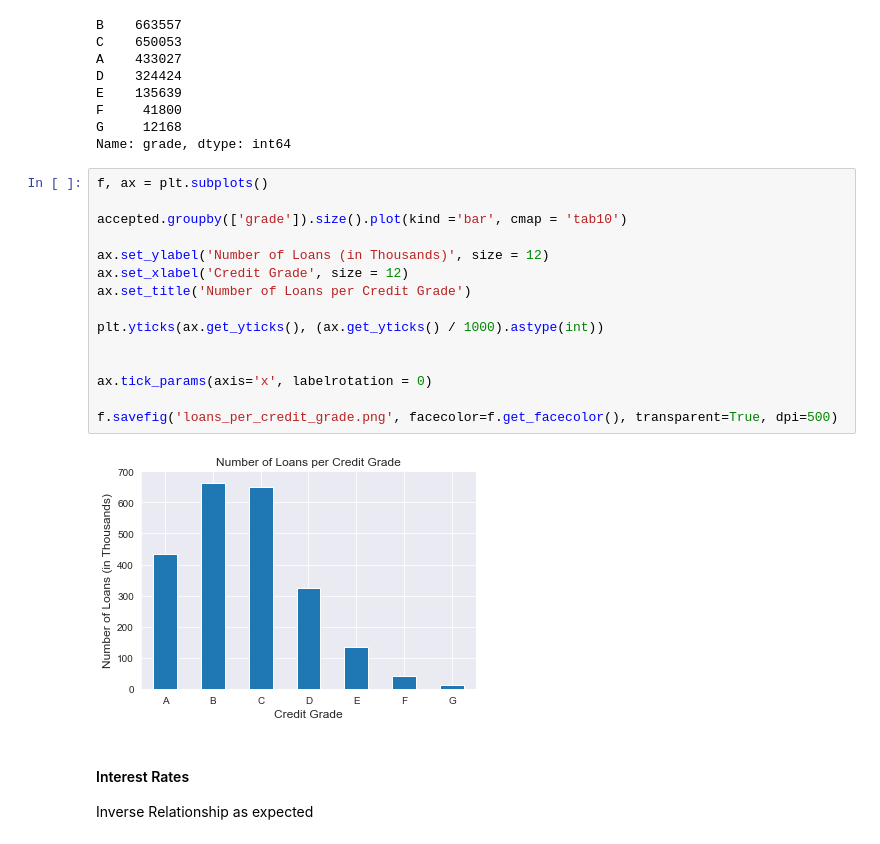
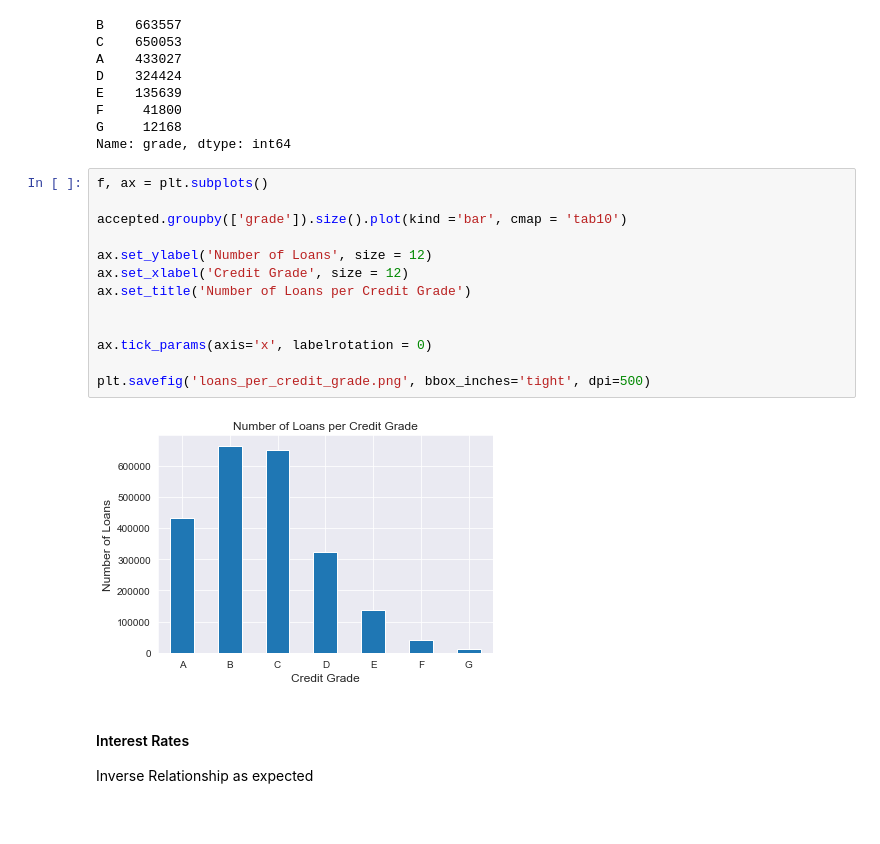
Before and after one commit to touyang219/LC_Capstone, a Jupyter notebook: Capstone.ipynb, the cells around one changed output. Cells and saved outputs as stored; diff of their text form.

```diff
--- a/Capstone.ipynb
+++ b/Capstone.ipynb
@@ -294,20 +287,18 @@ Name: grade, dtype: int64
 # %%
 f, ax = plt.subplots()
 
 accepted.groupby(['grade']).size().plot(kind ='bar', cmap = 'tab10')
 
-ax.set_ylabel('Number of Loans (in Thousands)', size = 12)
+ax.set_ylabel('Number of Loans', size = 12)
 ax.set_xlabel('Credit Grade', size = 12)
 ax.set_title('Number of Loans per Credit Grade')
-
-plt.yticks(ax.get_yticks(), (ax.get_yticks() / 1000).astype(int))
 
 
 ax.tick_params(axis='x', labelrotation = 0)
 
-f.savefig('loans_per_credit_grade.png', facecolor=f.get_facecolor(), transparent=True, dpi=500)
+plt.savefig('loans_per_credit_grade.png', bbox_inches='tight', dpi=500)
 # %% [output]
-[figure, old version]
+[figure, new version]
 # %% [markdown]
 #### Interest Rates
 
```
Also changed, not shown: parts of 29 cells of this notebook.
